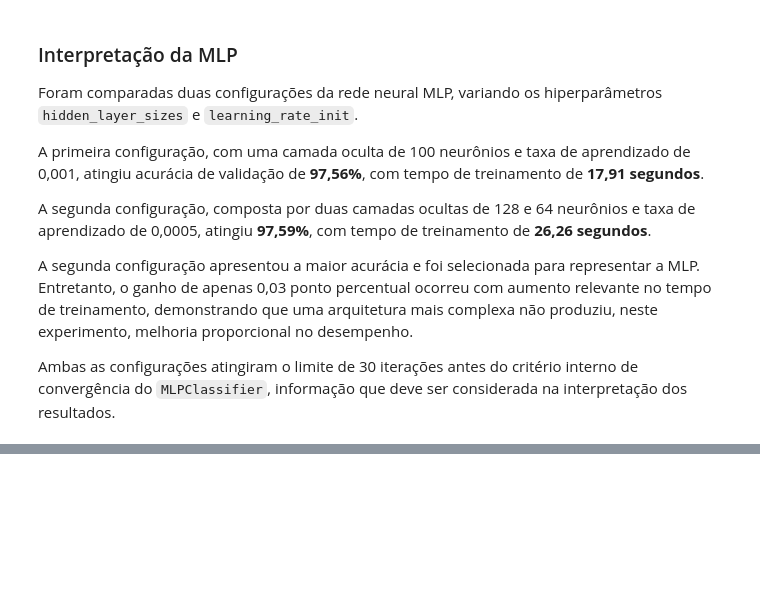
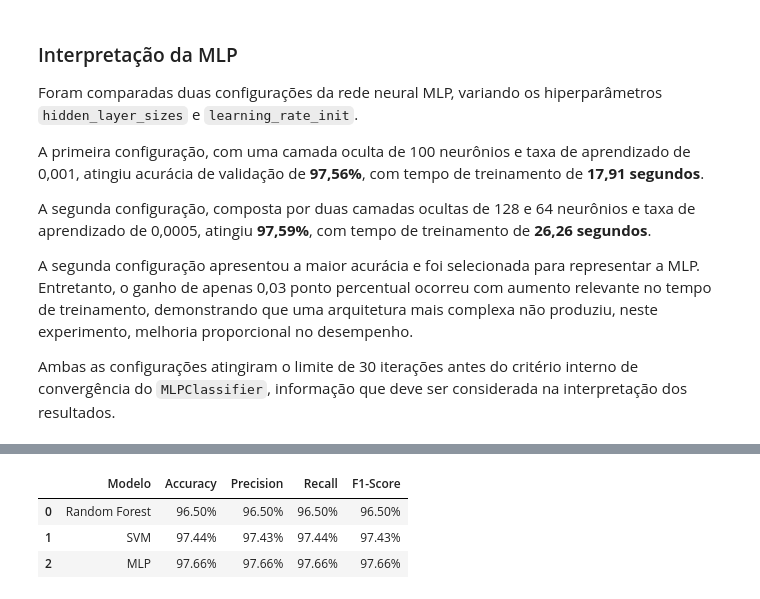
Before and after one commit to Cristina-Freitas/mnist-model-benchmark, a Jupyter notebook: notebooks/eda_mnist.ipynb, the cells around one changed output, grey strips where cells are left out. Cells and saved outputs as stored; diff of their text form; code cells hidden in the pictures; blank space fills up the shorter version.

```diff
--- a/notebooks/eda_mnist.ipynb
+++ b/notebooks/eda_mnist.ipynb
@@ -550,0 +702,16 @@ Ambas as configurações atingiram o limite de 30 iterações antes do critério
+# %%
+# Formata as métricas em percentual com duas casas decimais
+
+tabela_metricas_formatada = tabela_metricas.copy()
+
+for coluna in ["Accuracy", "Precision", "Recall", "F1-Score"]:
+    tabela_metricas_formatada[coluna] = (
+        tabela_metricas_formatada[coluna] * 100
+    ).map(lambda valor: f"{valor:.2f}%")
+
+tabela_metricas_formatada
+# %% [output]
+|  | Modelo | Accuracy | Precision | Recall | F1-Score |
+| 0 | Random Forest | 96.50% | 96.50% | 96.50% | 96.50% |
+| 1 | SVM | 97.44% | 97.43% | 97.44% | 97.43% |
+| 2 | MLP | 97.66% | 97.66% | 97.66% | 97.66% |
```
Also changed, not shown: parts of 15 cells of this notebook, 4 other files.
